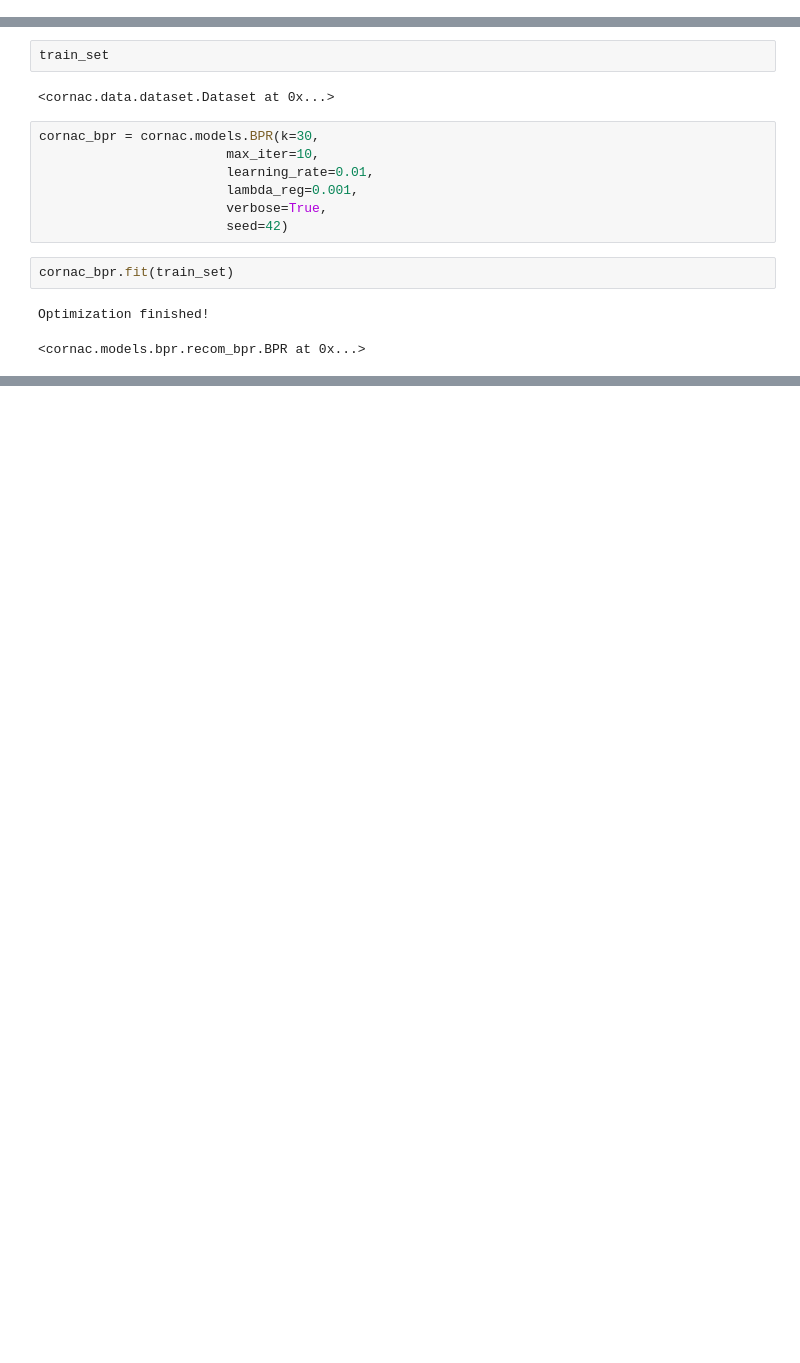
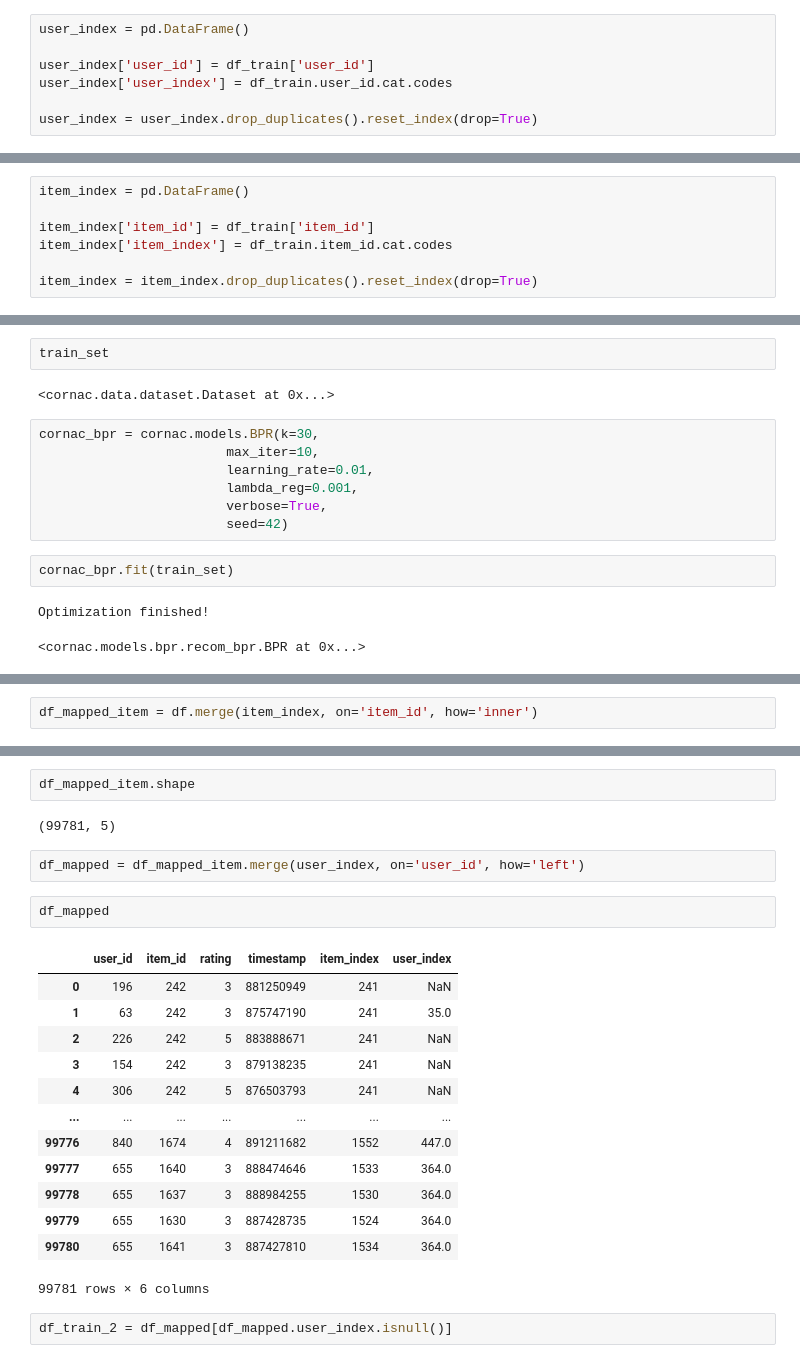
Before and after one commit to wahyudierwin/bpr, a Jupyter notebook: BPR.ipynb, the cells around one changed output, grey strips where cells are left out. Cells and saved outputs as stored; diff of their text form; blank space fills up the shorter version.

```diff
--- a/BPR.ipynb
+++ b/BPR.ipynb
@@ -222,0 +176,7 @@ new_df[new_df['user_index'] <= 2]
+# %%
+user_index = pd.DataFrame()
+
+user_index['user_id'] = df_train['user_id']
+user_index['user_index'] = df_train.user_id.cat.codes
+
+user_index = user_index.drop_duplicates().reset_index(drop=True)
@@ -222,0 +196,7 @@ new_df[new_df['user_index'] <= 2]
+# %%
+item_index = pd.DataFrame()
+
+item_index['item_id'] = df_train['item_id']
+item_index['item_index'] = df_train.item_id.cat.codes
+
+item_index = item_index.drop_duplicates().reset_index(drop=True)
@@ -550,0 +562,2 @@ Optimization finished!
+# %%
+df_mapped_item = df.merge(item_index, on='item_id', how='inner')
@@ -550,0 +573,24 @@ Optimization finished!
+# %%
+df_mapped_item.shape
+# %% [output]
+(99781, 5)
+# %%
+df_mapped = df_mapped_item.merge(user_index, on='user_id', how='left')
+# %%
+df_mapped
+# %% [output]
+|  | user_id | item_id | rating | timestamp | item_index | user_index |
+| 0 | 196 | 242 | 3 | 881250949 | 241 | NaN |
+| 1 | 63 | 242 | 3 | 875747190 | 241 | 35.0 |
+| 2 | 226 | 242 | 5 | 883888671 | 241 | NaN |
+| 3 | 154 | 242 | 3 | 879138235 | 241 | NaN |
+| 4 | 306 | 242 | 5 | 876503793 | 241 | NaN |
+| ... | ... | ... | ... | ... | ... | ... |
+| 99776 | 840 | 1674 | 4 | 891211682 | 1552 | 447.0 |
+| 99777 | 655 | 1640 | 3 | 888474646 | 1533 | 364.0 |
+| 99778 | 655 | 1637 | 3 | 888984255 | 1530 | 364.0 |
+| 99779 | 655 | 1630 | 3 | 887428735 | 1524 | 364.0 |
+| 99780 | 655 | 1641 | 3 | 887427810 | 1534 | 364.0 |
+99781 rows × 6 columns
+# %%
+df_train_2 = df_mapped[df_mapped.user_index.isnull()]
```
Also changed, not shown: parts of 32 cells of this notebook.
